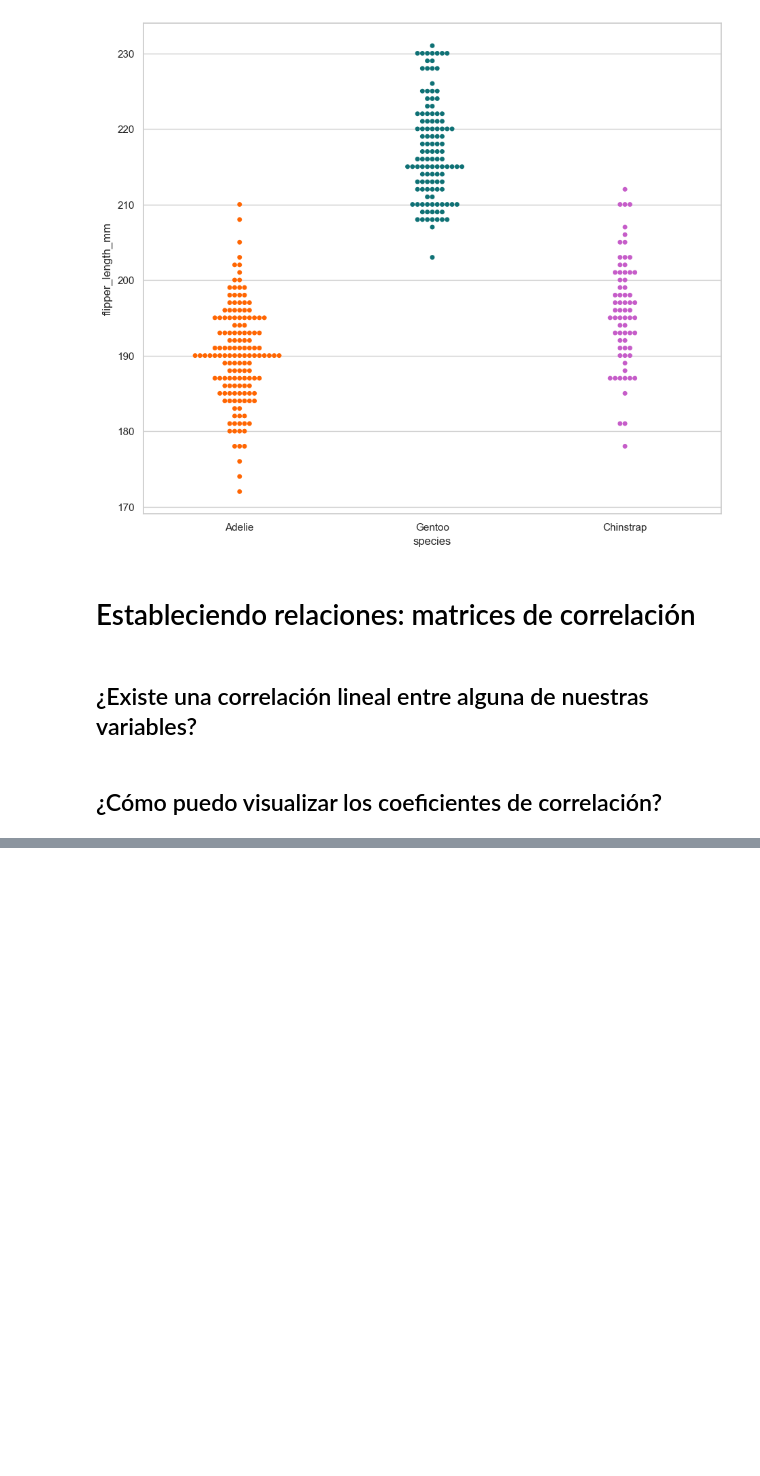
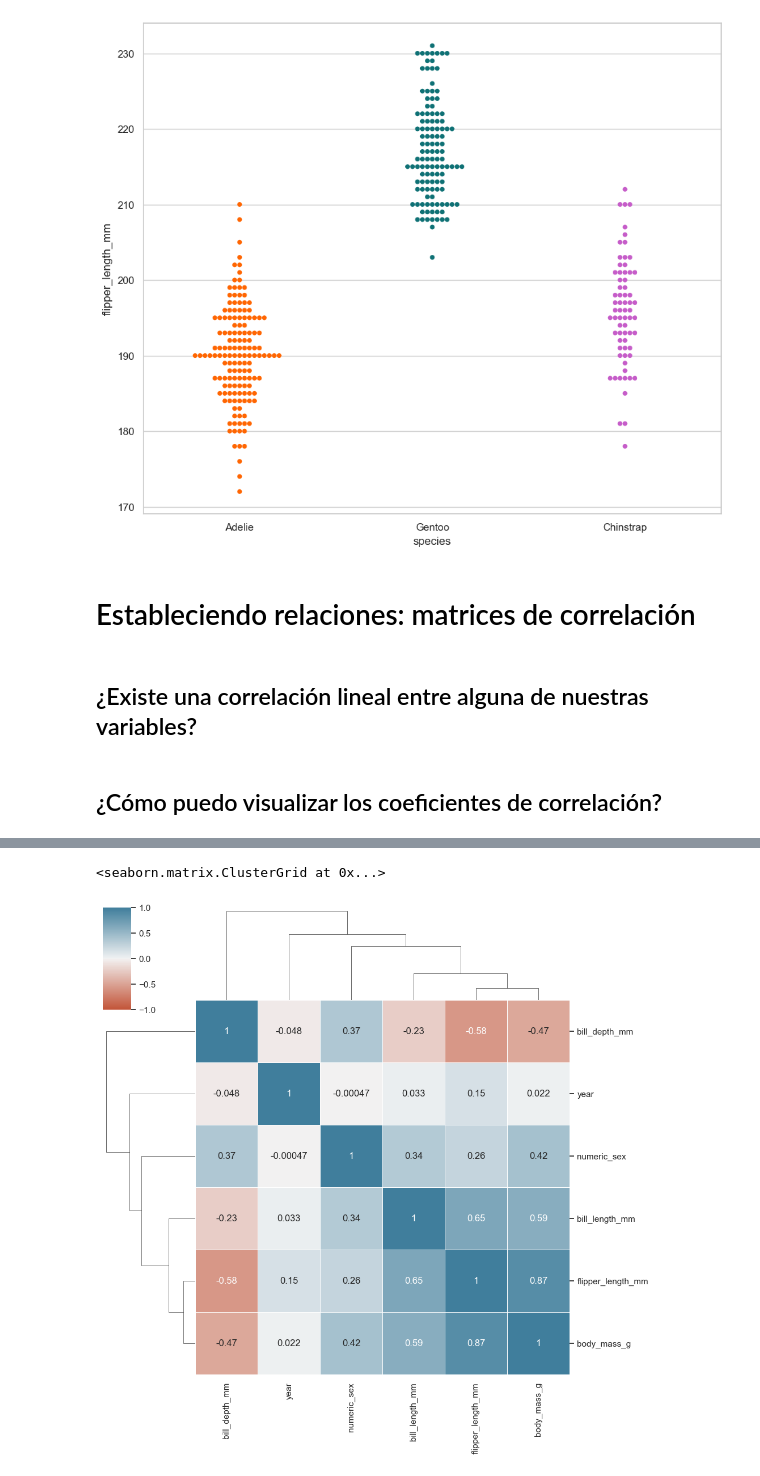
Before and after one commit to abarreran/Penguin, a Jupyter notebook: pinguinos.ipynb, the cells around one changed output, grey strips where cells are left out. Cells and saved outputs as stored; diff of their text form; code cells hidden in the pictures; blank space fills up the shorter version.

```diff
--- a/pinguinos.ipynb
+++ b/pinguinos.ipynb
@@ -1050,0 +1081,22 @@ sns.heatmap(
+# %%
+onlynumeric_processed_penguins_df = (
+    processed_penguins_df.assign(
+        numeric_sex=lambda df: df.sex.replace(['female', 'male'], [0, 1]).astype(int)
+    )
+)
+# %%
+onlynumeric_processed_penguins_df = onlynumeric_processed_penguins_df.select_dtypes(include='number')
+# especie Adeli no se puede transformar a int
+# %%
+sns.clustermap(
+    data=onlynumeric_processed_penguins_df.corr(),
+    cmap=sns.diverging_palette(20, 230, as_cmap=True),
+    center=0,
+    vmin=-1,
+    vmax=1,
+    linewidths=0.5,
+    annot=True
+)
+# %% [output]
+<seaborn.matrix.ClusterGrid at 0x...>
+[figure, added]
```
Also changed, not shown: parts of 52 cells of this notebook, 1 other file.
